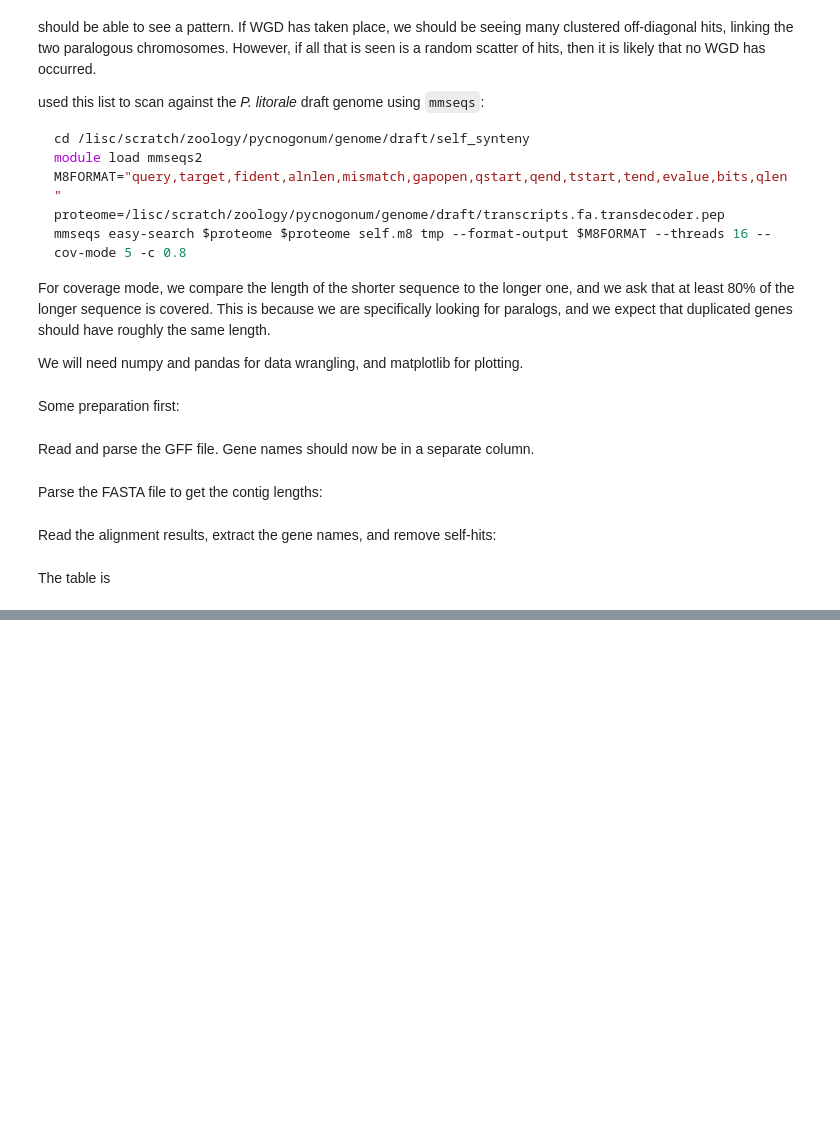
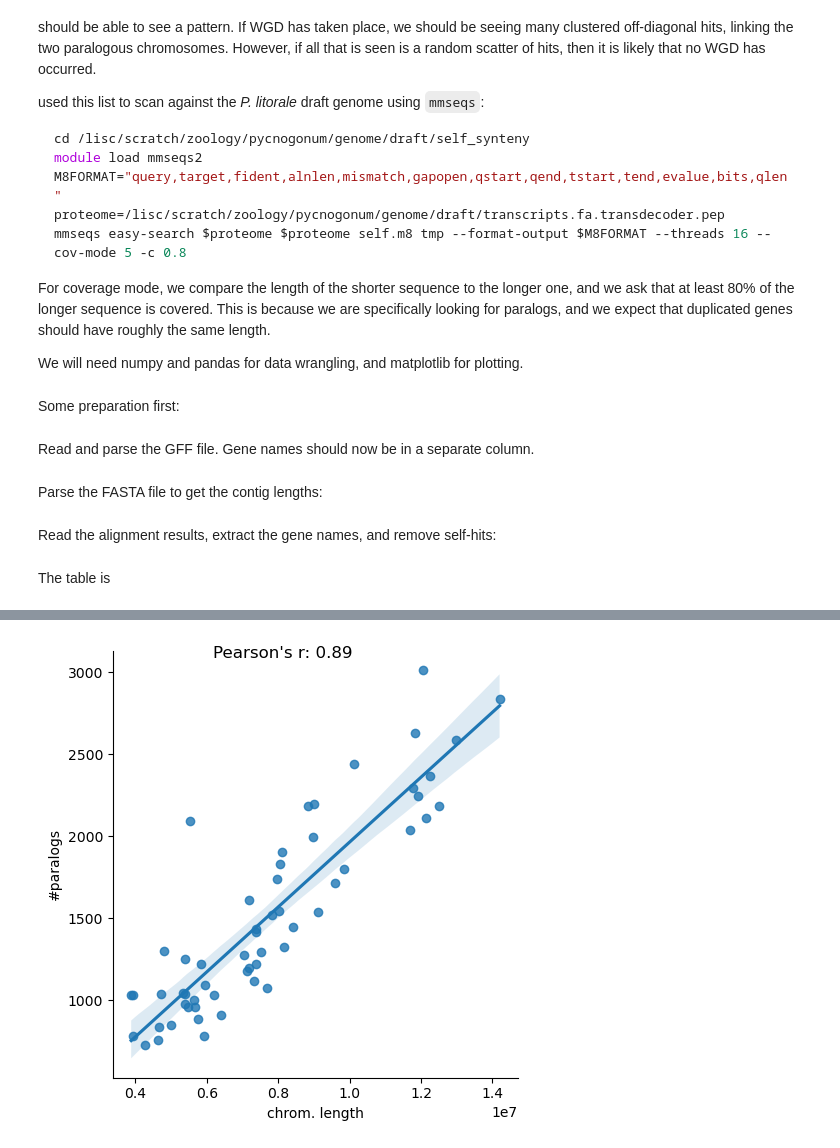
Before and after one commit to galicae/plit-genome, a Jupyter notebook: 07-analysis/self_synteny.ipynb, the cells around one changed output, grey strips where cells are left out. Cells and saved outputs as stored; diff of their text form; code cells hidden in the pictures; blank space fills up the shorter version.

```diff
--- a/07-analysis/self_synteny.ipynb
+++ b/07-analysis/self_synteny.ipynb
@@ -187,0 +188,11 @@ best[keep].plot.scatter(x='x', y='y', c='col', ax=ax, s=1)
+# %%
+non_self = best['chrom_from'] != best['chrom_to']
+# %%
+paralogs = pd.DataFrame(best[non_self]['chrom_from'].value_counts())
+chrom_length = pd.DataFrame(chromosomes.values(), index=chromosomes.keys(), columns=['length'])
+
+paralogs = paralogs.join(chrom_length)
+
+paralogs.columns = ['#paralogs', 'chrom. length']
+
+paralogs = paralogs.join(gff['seqid'].value_counts(), how='inner')
@@ -187,0 +201,6 @@ best[keep].plot.scatter(x='x', y='y', c='col', ax=ax, s=1)
+# %%
+pearson_r = paralogs['chrom. length'].corr(paralogs['#paralogs'], method='pearson')
+fg = sns.lmplot(data=paralogs, x='chrom. length', y='#paralogs')
+fg.fig.suptitle(f"Pearson's r: {pearson_r:.2f}");
+# %% [output]
+[figure, added]
```
Also changed, not shown: parts of 8 cells of this notebook.
